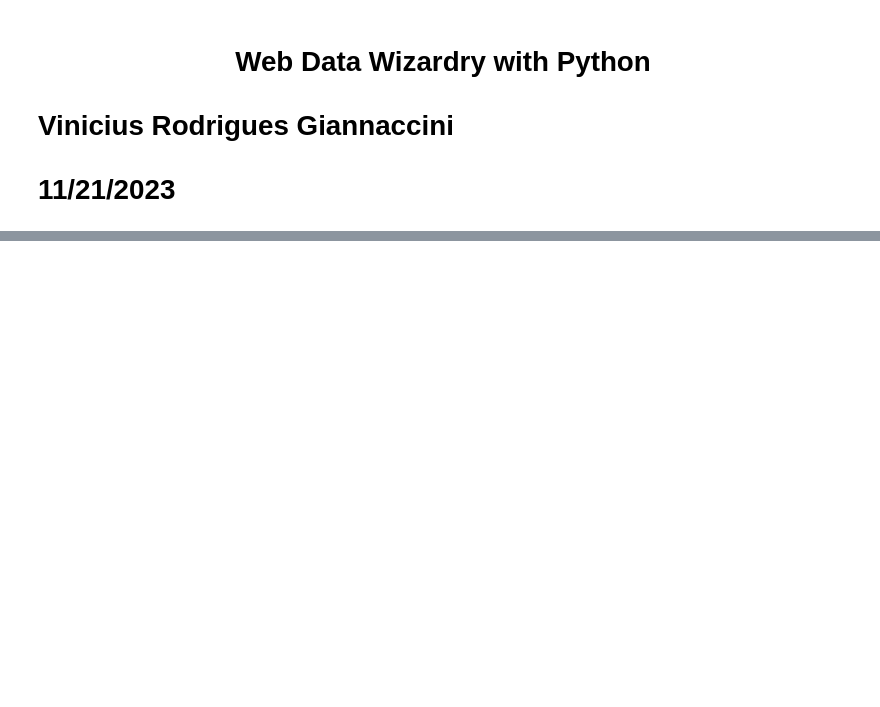
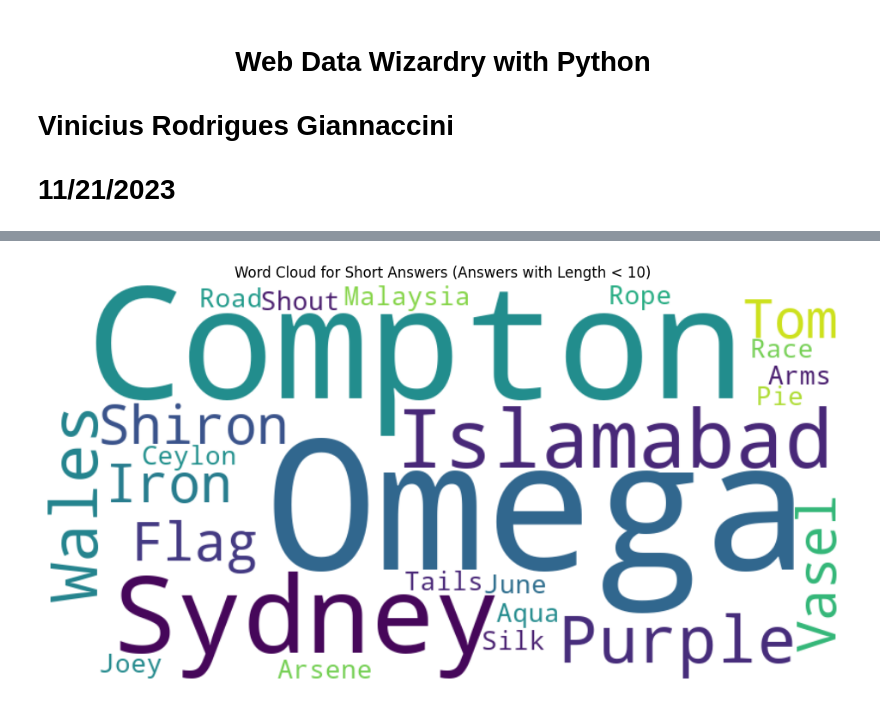
Before and after one commit to VGiannac/Web-Data, a Jupyter notebook: VGiannaccini.ipynb, the cells around one changed output, grey strips where cells are left out. Cells and saved outputs as stored; diff of their text form; code cells hidden in the pictures; blank space fills up the shorter version.

```diff
--- a/VGiannaccini.ipynb
+++ b/VGiannaccini.ipynb
@@ -46,0 +232,17 @@ ModuleNotFoundError: No module named 'web_data'
+# %%
+from wordcloud import WordCloud
+
+# Consolidate short answers into one string.
+all_short_answers = ' '.join(short_answer_counts.index)
+
+# Produce a word cloud.
+wordcloud = WordCloud(width=800, height=400, background_color='white').generate(all_short_answers)
+
+#Make the word cloud visible with matplotlib.
+plt.figure(figsize=(12, 6))
+plt.imshow(wordcloud, interpolation='bilinear')
+plt.axis('off')
+plt.title(f'Word Cloud for Short Answers (Answers with Length < {short_answer_length})')
+plt.show()
+# %% [output]
+[figure, added]
```
Also changed, not shown: parts of 16 cells of this notebook.
